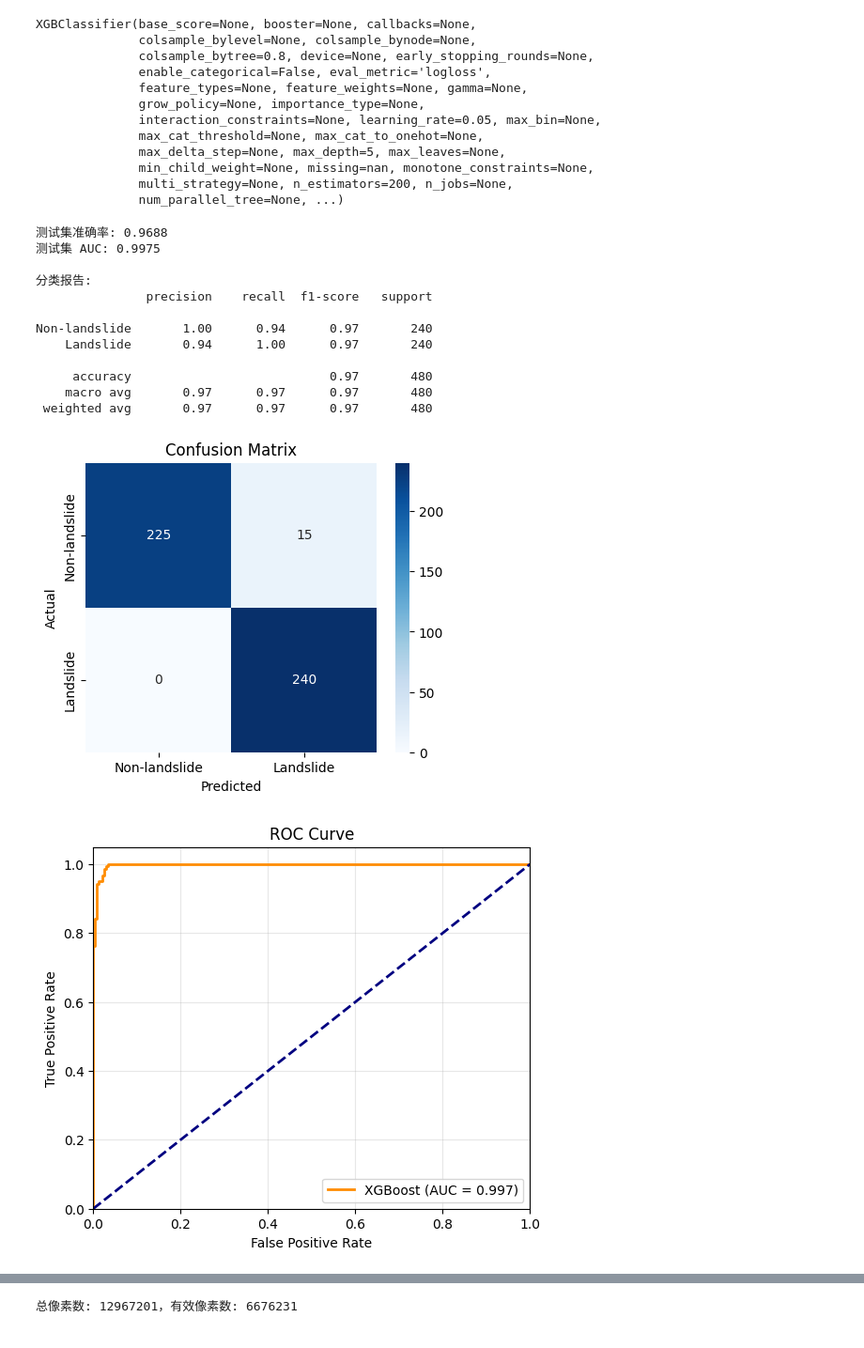
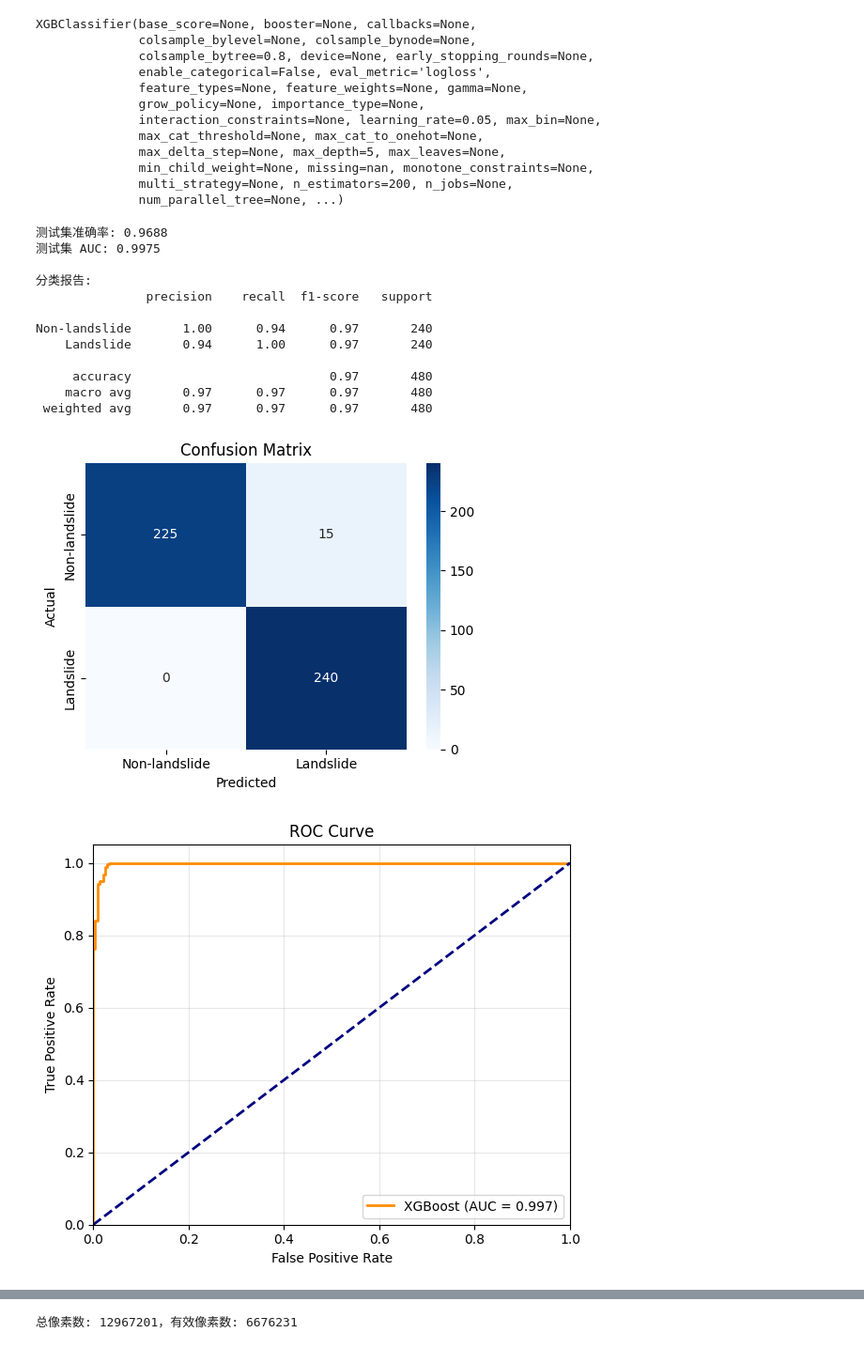
Before and after one commit to Young-yrx/guizhou-landslide, a Jupyter notebook: guizhou.ipynb, the cells around one changed output, grey strips where cells are left out. Shown at 94% size. Saved outputs shown, nothing was run; the diff lists cells and outputs as text; code cells hidden in the pictures.

```diff
--- a/guizhou.ipynb
+++ b/guizhou.ipynb
@@ -99,9 +99,9 @@ XGBClassifier(base_score=None, booster=None, callbacks=None,
               multi_strategy=None, n_estimators=200, n_jobs=None,
               num_parallel_tree=None, ...)
 # %%
-# -----------------------------------
+# =============================================================================
 # 4. 模型评估
-# -----------------------------------
+# =============================================================================
 y_pred = xgb_model.predict(X_test)
 y_pred_prob = xgb_model.predict_proba(X_test)[:, 1]
 
@@ -112,7 +112,9 @@ print(f"测试集 AUC: {auc_score:.4f}")
 print("\n分类报告:")
 print(classification_report(y_test, y_pred, target_names=['Non-landslide', 'Landslide']))
 
-# 混淆矩阵
+# -------------------------------------------------------------------------
+# 4.1 混淆矩阵
+# -------------------------------------------------------------------------
 cm = confusion_matrix(y_test, y_pred)
 plt.figure(figsize=(5, 4))
 sns.heatmap(cm, annot=True, fmt='d', cmap='Blues',
@@ -121,9 +123,12 @@ sns.heatmap(cm, annot=True, fmt='d', cmap='Blues',
 plt.xlabel('Predicted')
 plt.ylabel('Actual')
 plt.title('Confusion Matrix')
+plt.tight_layout()
 plt.show()
 
-# ROC 曲线
+# -------------------------------------------------------------------------
+# 4.2 ROC 曲线
+# -------------------------------------------------------------------------
 fpr, tpr, _ = roc_curve(y_test, y_pred_prob)
 roc_auc = auc(fpr, tpr)
 plt.figure(figsize=(6, 5))
@@ -133,33 +138,73 @@ plt.xlim([0.0, 1.0])
 plt.ylim([0.0, 1.05])
 plt.xlabel('False Positive Rate')
 plt.ylabel('True Positive Rate')
 plt.title('ROC Curve')
 plt.legend(loc="lower right")
 plt.grid(alpha=0.3)
+plt.tight_layout()
 plt.show()
 
-# 特征重要性
+# -------------------------------------------------------------------------
+# 4.3 XGBoost 评估图表（预测值 vs 真实值、残差分布、预测值分布）
+# -------------------------------------------------------------------------
+# 注意：由于是二分类任务，真实值为0或1，预测值为概率（0~1）
+# 散点图使用预测概率 y_pred_prob
+# 残差 = 真实标签 - 预测概率
+
+residual = y_test - y_pred_prob
+
+plt.figure(figsize=(15, 5))
+
+# 子图1：预测概率 vs 真实标签散点图
+plt.subplot(1, 3, 1)
+plt.scatter(y_test, y_pred_prob, alpha=0.6, color='blue')
+plt.plot([0, 1], [0, 1], 'r--')
+plt.xlabel('Actual Label')
+plt.ylabel('Predicted Probability')
+plt.title('XGBoost: Predicted vs Actual')
+plt.grid(True)
+
+# 子图2：残差分布直方图
+plt.subplot(1, 3, 2)
+sns.histplot(residual, kde=True, color='blue')
+plt.title('XGBoost Residuals')
+plt.xlabel('Residual (Actual - Predicted Probability)')
+plt.ylabel('Frequency')
+
+# 子图3：预测概率分布直方图
+plt.subplot(1, 3, 3)
+plt.hist(y_pred_prob, bins=20, color='blue', alpha=0.7, edgecolor='black')
+plt.title('XGBoost Predicted Probabilities')
+plt.xlabel('Predicted Probability')
+plt.ylabel('Frequency')
+
+plt.tight_layout()
+plt.show()
+
+# -------------------------------------------------------------------------
+# 4.4 特征重要性
+# -------------------------------------------------------------------------
 importance = xgb_model.feature_importances_
 feat_imp = pd.Series(importance, index=feature_cols).sort_values(ascending=False)
 plt.figure(figsize=(10, 6))
 feat_imp.plot(kind='bar', color='teal')
 plt.title('XGBoost Feature Importance')
 plt.ylabel('Importance Score')
 plt.xticks(rotation=45, ha='right')
 plt.tight_layout()
 plt.show()
 # %% [output]
 测试集准确率: 0.9688
 测试集 AUC: 0.9975
 
 分类报告:
                precision    recall  f1-score   support
 
 Non-landslide       1.00      0.94      0.97       240
     Landslide       0.94      1.00      0.97       240
 
      accuracy                           0.97       480
     macro avg       0.97      0.97      0.97       480
  weighted avg       0.97      0.97      0.97       480
-[figure, old version]
+[figure, new version]
-[figure, old version]
+[figure, new version]
```
Also changed, not shown: parts of 2 cells of this notebook.
